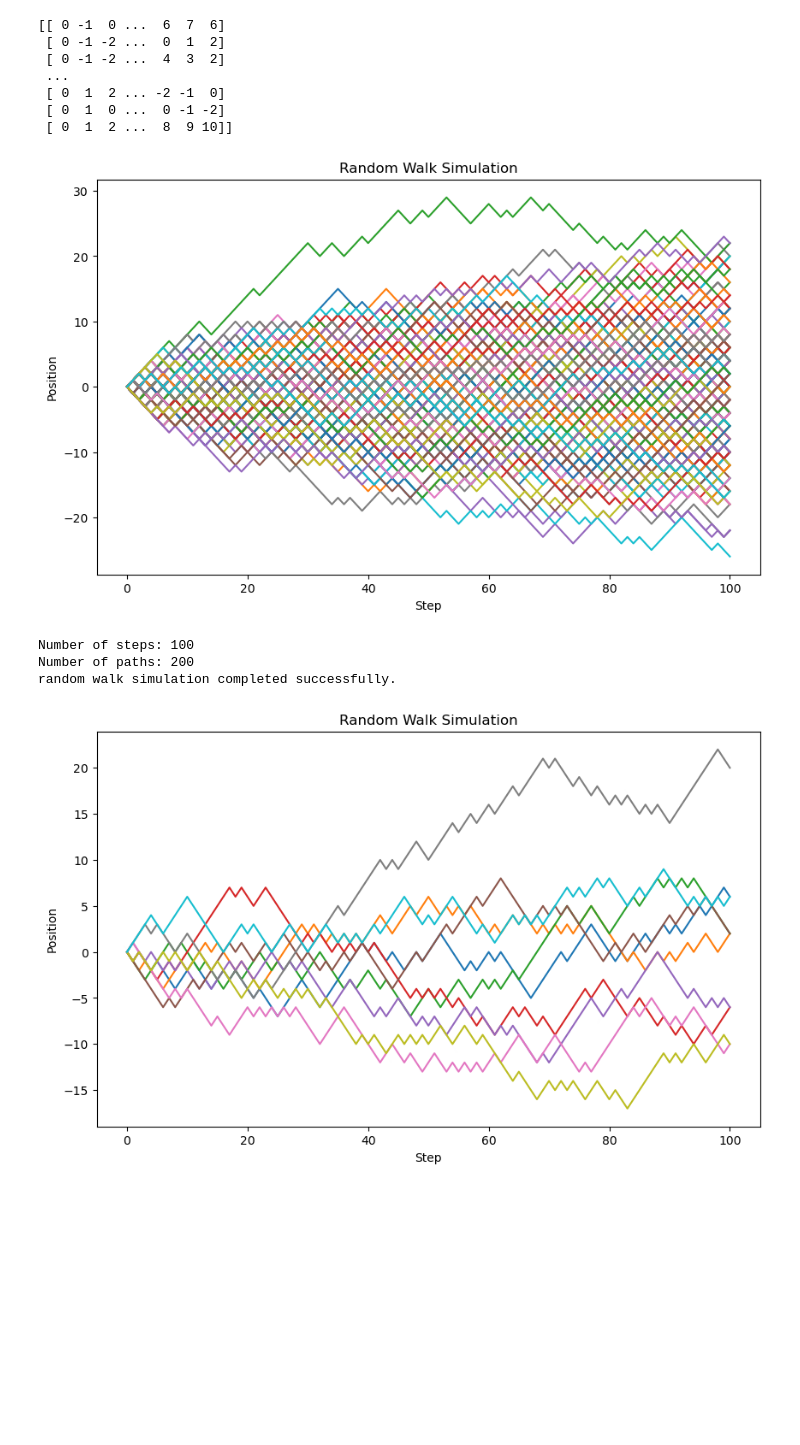
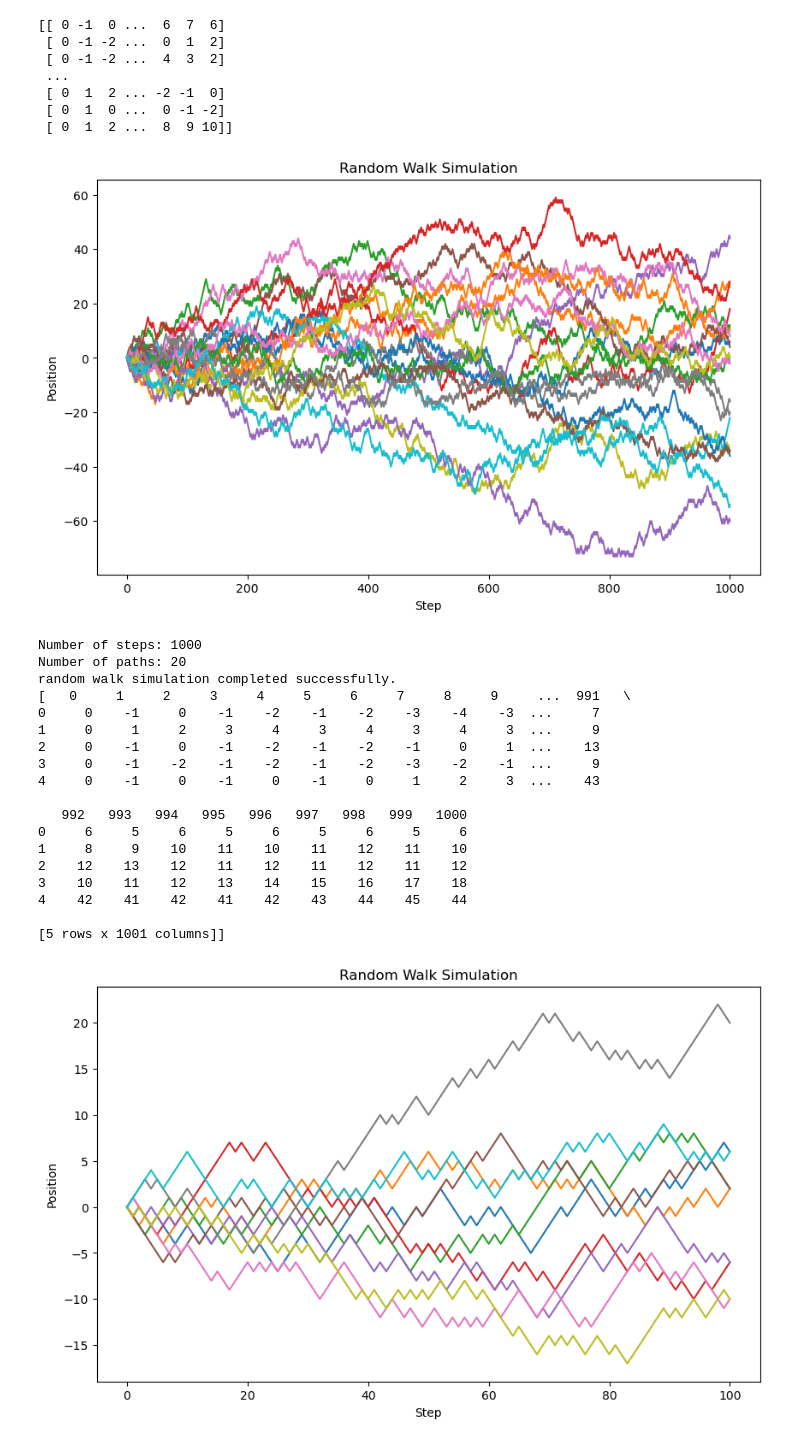
Before and after one commit to AlexQNT/GitProjects, a Jupyter notebook: RandomWalk.ipynb, the cells around one changed output. Drawn from its saved outputs; the diff is of its cells as text; code cells hidden in the pictures; blank space fills up the shorter version.

Commit message:
Minor changes to the RandomWalk.ipynb file to include a DataFrame representation of the paths generated during the random walk simulation. The DataFrame is created using pandas and displays the first few rows of the paths for better visualization and analysis.

```diff
--- a/RandomWalk.ipynb
+++ b/RandomWalk.ipynb
@@ -36,14 +36,31 @@ print(paths)
 # %%
 paths = simulate_random_walk(n_steps=a, n_paths=b, seed=42)
 plot_paths(paths)
 print(f'Number of steps: {a}')
 print(f'Number of paths: {b}')
 print('random walk simulation completed successfully.')
+paths_df = pd.DataFrame(paths)
+print([paths_df.head()])
 # %% [output]
-[figure, old version]
+[figure, new version]
-Number of steps: 100
-Number of paths: 200
+Number of steps: 1000
+Number of paths: 20
 random walk simulation completed successfully.
+[   0     1     2     3     4     5     6     7     8     9     ...  991   \
+0     0    -1     0    -1    -2    -1    -2    -3    -4    -3  ...     7
+1     0     1     2     3     4     3     4     3     4     3  ...     9
+2     0    -1     0    -1    -2    -1    -2    -1     0     1  ...    13
+3     0    -1    -2    -1    -2    -1    -2    -3    -2    -1  ...     9
+4     0    -1     0    -1     0    -1     0     1     2     3  ...    43
+
+   992   993   994   995   996   997   998   999   1000
+0     6     5     6     5     6     5     6     5     6
+1     8     9    10    11    10    11    12    11    10
+2    12    13    12    11    12    11    12    11    12
+3    10    11    12    13    14    15    16    17    18
+4    42    41    42    41    42    43    44    45    44
+
+[5 rows x 1001 columns]]
 # %%
 paths = simulate_random_walk(n_steps=a, n_paths=b, seed=42)
 plot_paths(paths)
```
